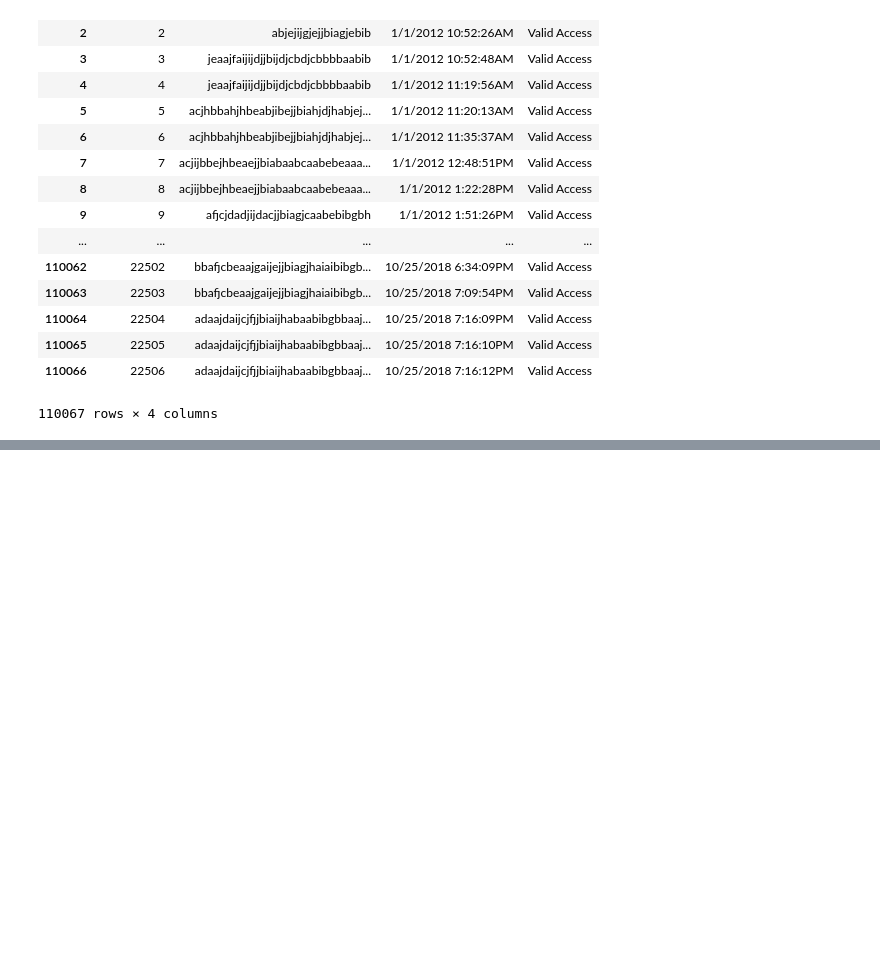
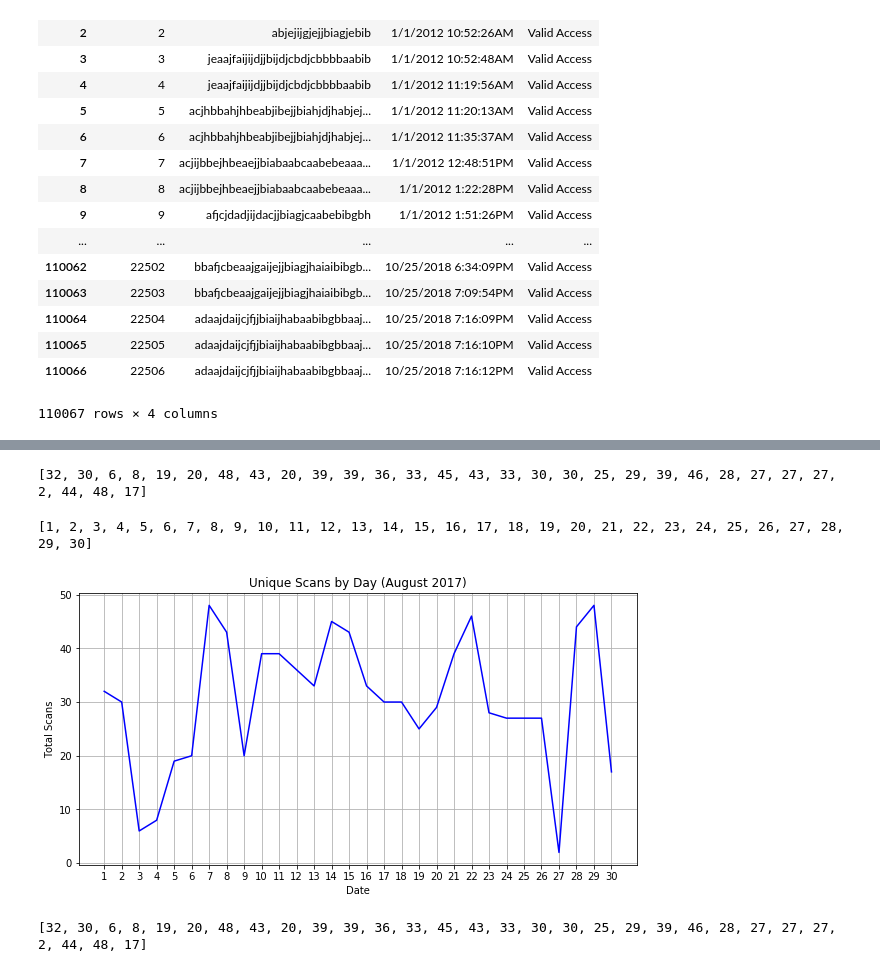
Before and after one commit to cronand3/Dog-Park-Project, a Jupyter notebook: CMSE202_Semester_Project_JM.ipynb, the cells around one changed output, grey strips where cells are left out. Drawn from its saved outputs; the diff is of its cells as text; code cells hidden in the pictures; blank space fills up the shorter version.

```diff
--- a/CMSE202_Semester_Project_JM.ipynb
+++ b/CMSE202_Semester_Project_JM.ipynb
@@ -34,0 +226,5 @@ data_2018 = data_array[87560:110066]
+# %%
+def find_indices(month,day,year,date_array):
+    begin = date_array.index([month,day,year])
+    end = date_array.index([month,day+1,year])
+    return (begin, end)
@@ -34,0 +245,10 @@ data_2018 = data_array[87560:110066]
+# %%
+userid = []
+total = []
+for t in range(30):
+    for i in range(0,len(data_2017)):
+        userid.append(data_2017[i][1])
+    practice = userid[august2017[t-1][0]:august2017[t-1][1]]
+    total.append(practice)
+    t+=1
+total
@@ -34,0 +273,36 @@ data_2018 = data_array[87560:110066]
+# %%
+dailyfreq = []
+
+
+for i in range(30):
+    dailyuserid = total[i-1]
+    dailyuniqueusers = np.unique(dailyuserid)
+    dailyfreq.append(len(dailyuniqueusers))
+
+print(dailyfreq)
+# %% [output]
+[32, 30, 6, 8, 19, 20, 48, 43, 20, 39, 39, 36, 33, 45, 43, 33, 30, 30, 25, 29, 39, 46, 28, 27, 27, 27, 2, 44, 48, 17]
+# %%
+date = []
+
+for i in range(30):
+    i+=1
+    date.append(i)
+
+print(date)
+# %% [output]
+[1, 2, 3, 4, 5, 6, 7, 8, 9, 10, 11, 12, 13, 14, 15, 16, 17, 18, 19, 20, 21, 22, 23, 24, 25, 26, 27, 28, 29, 30]
+# %%
+plt.plot(date, dailyfreq, color = 'blue')
+plt.grid()
+plt.title("Unique Scans by Day (August 2017)")
+plt.xlabel("Date")
+plt.xticks(np.arange(min(date), max(date)+1, 1.0))
+plt.ylabel("Total Scans")
+#plt.figure(figsize=(8,12))
+plt.rcParams['figure.figsize'] = [10, 5]
+plt.show()
+print(dailyfreq)
+# %% [output]
+[figure, added]
+[32, 30, 6, 8, 19, 20, 48, 43, 20, 39, 39, 36, 33, 45, 43, 33, 30, 30, 25, 29, 39, 46, 28, 27, 27, 27, 2, 44, 48, 17]
```
Also changed, not shown: parts of 17 cells of this notebook.
